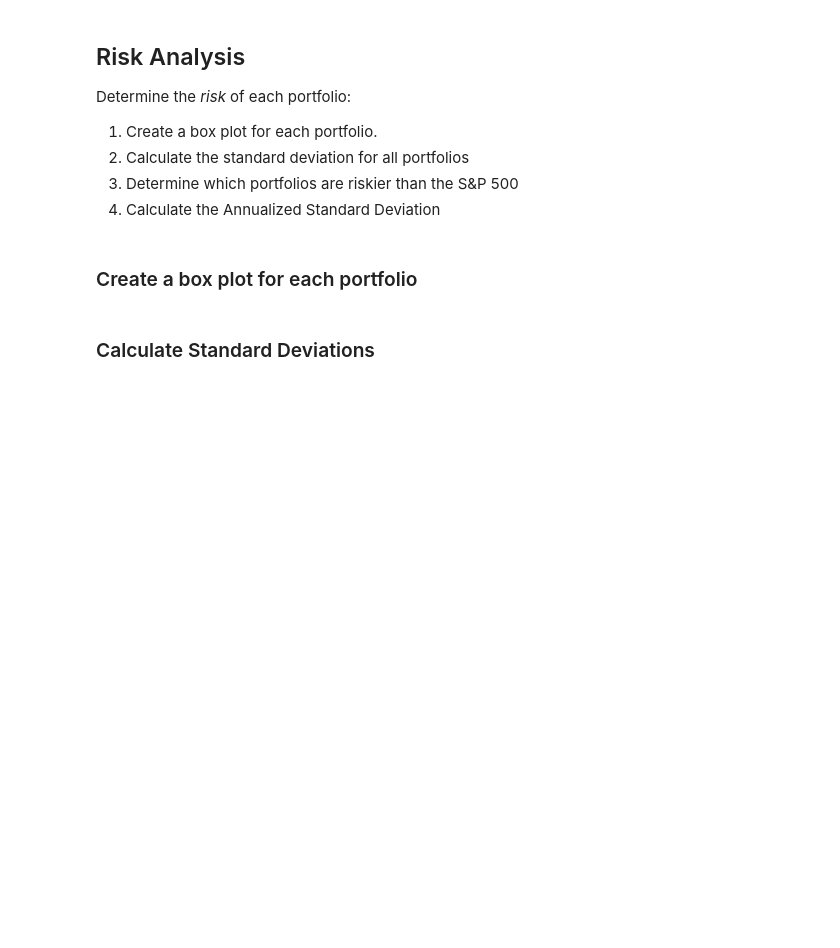
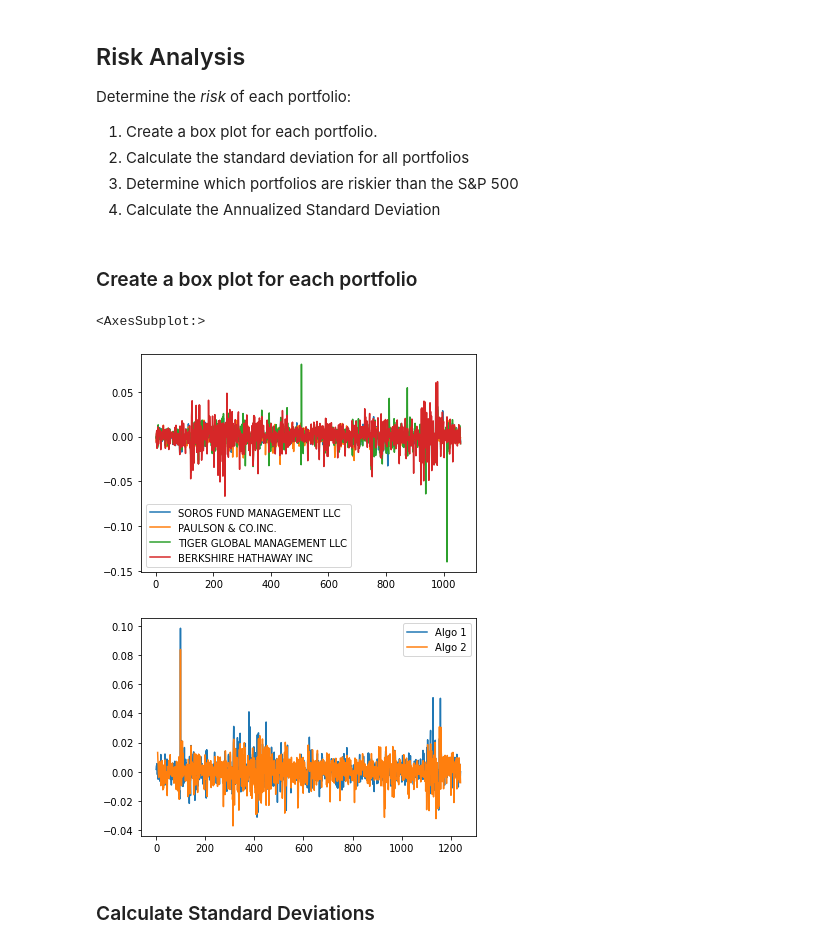
Before and after one commit to JLParsons/S-P_500_Index, a Jupyter notebook: whale_analysis.ipynb, the cells around one changed output. Drawn from its saved outputs; the diff is of its cells as text; code cells hidden in the pictures; blank space fills up the shorter version.

```diff
--- a/whale_analysis.ipynb
+++ b/whale_analysis.ipynb
@@ -180,8 +276,12 @@ Determine the _risk_ of each portfolio:
 ### Create a box plot for each portfolio
 # %%
 # Box plot to visually show risk
-whale_return.plot()
-algo_return.plot()
+whale_returns.plot()
+algo_returns.plot()
+# %% [output]
+<AxesSubplot:>
+[figure, added]
+[figure, added]
 # %% [markdown]
 ### Calculate Standard Deviations
 # %%
```
Also changed, not shown: parts of 16 cells of this notebook.
